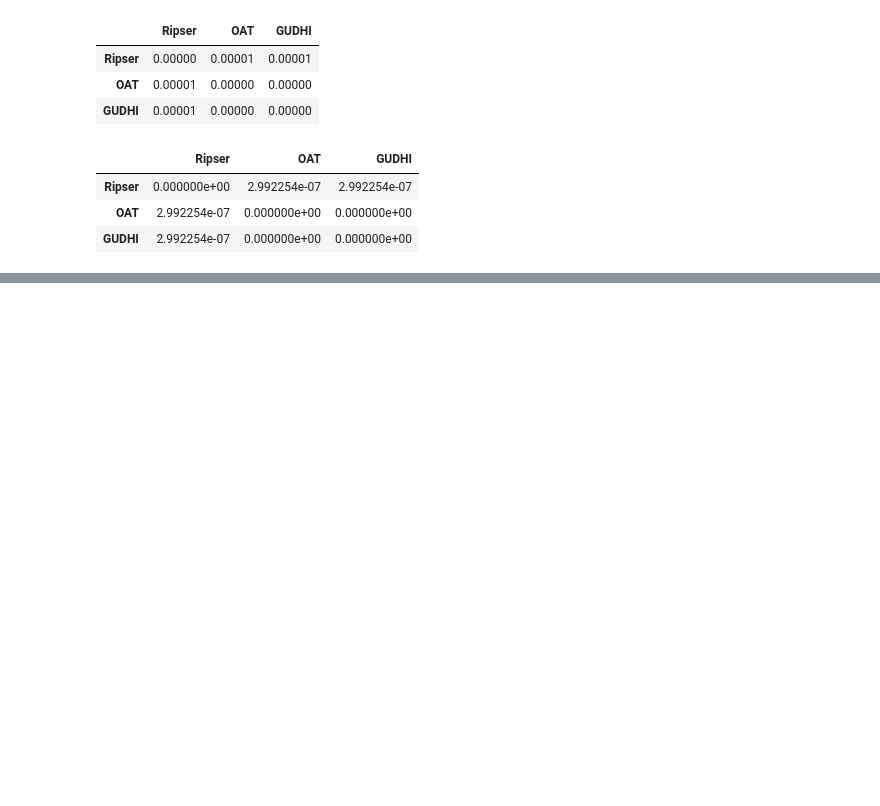
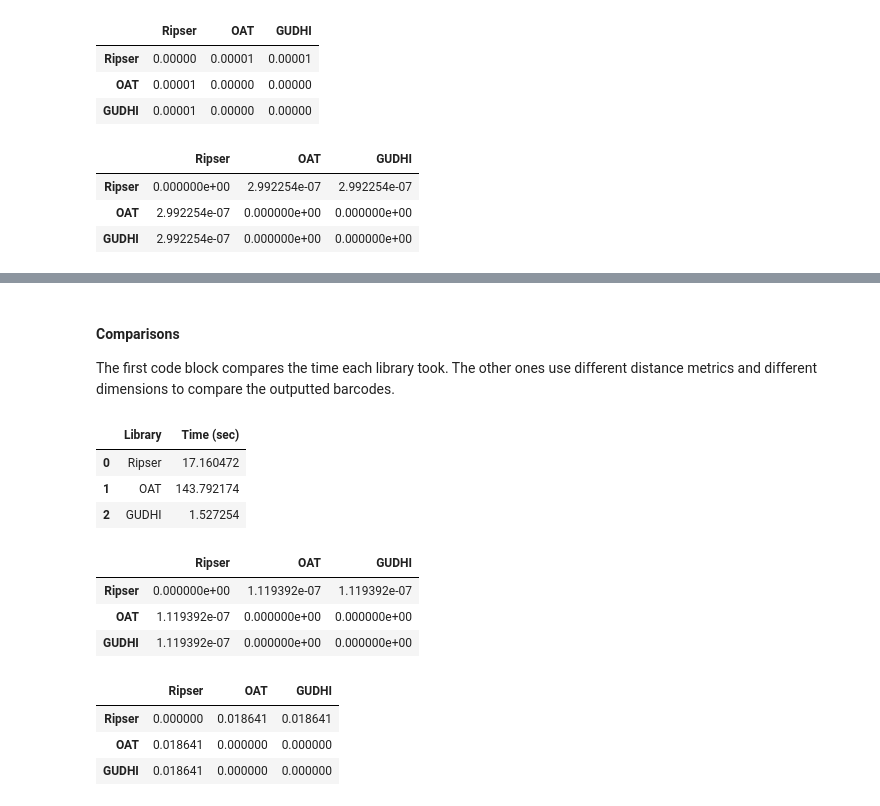
Before and after one commit to etscheelk/2024SummerTopo, a Jupyter notebook: Gavin/playtime/library_comparisons.ipynb, the cells around one changed output, grey strips where cells are left out. Saved outputs shown, nothing was run; the diff lists cells and outputs as text; code cells hidden in the pictures; blank space fills up the shorter version.

```diff
--- a/Gavin/playtime/speed_tests.ipynb
+++ b/Gavin/playtime/library_comparisons.ipynb
@@ -69,6 +98,22 @@ def gudhi_from_cloud(cloud, max_dim, max_filtration):
     time_to_solve = time() - start
 
     return cb.format_guhdi_output(res), time_to_solve
+
+
+def gudhi_from_adj_martix(adj, max_dim):
+    adj = adj.toarray() # gudhi doesn't like sparse matricies
+    adj[adj == 0] = np.inf
+
+    start = time()
+
+    # calculate homology
+    rips = RipsComplex(distance_matrix=adj, max_edge_length=1)
+    simplex_tree = rips.create_simplex_tree(max_dimension=max_dim+1) # +1 otherwise we only get max_dim-1 dimentional features
+    res = simplex_tree.persistence()
+
+    time_to_solve = time() - start
+
+    return cb.format_guhdi_output(res), time_to_solve
 # %% [markdown]
 ### Test 1: 2D Point Cloud
 Test all the libraries on a 2D point cloud
@@ -310,0 +362,15 @@ cb.barcode_distance_matrix(
+# %%
+# test parameters
+MAX_DIMENSION = 2
+NUMBER_OF_NODES = 200
+NETWORK_DENSITY = 0.25
+
+# get points
+adj = rc.erdos_renyi_complex(
+        NUMBER_OF_NODES,
+        density=NETWORK_DENSITY,
+        seed=10
+    )
+
+# check
+adj
@@ -310,0 +385,41 @@ cb.barcode_distance_matrix(
+# %%
+ripser_res, ripser_t = ripser_from_adj_martix(adj, MAX_DIMENSION)
+oat_res, oat_t = oat_from_adj_martix(adj, MAX_DIMENSION)
+gudhi_res, gudhi_t = gudhi_from_adj_martix(adj, MAX_DIMENSION)
+# %% [markdown]
+#### Comparisons
+The first code block compares the time each library took. The other ones use different distance metrics and different dimensions to compare the outputted barcodes.
+# %%
+## Time it takes
+pd.DataFrame(data={'Library': ['Ripser', 'OAT', 'GUDHI'], 'Time (sec)': [ripser_t, oat_t, gudhi_t]})
+# %% [output]
+|  | Library | Time (sec) |
+| 0 | Ripser | 17.160472 |
+| 1 | OAT | 143.792174 |
+| 2 | GUDHI | 1.527254 |
+# %%
+## (Approx) Wasserstein Distance between dimension 0 features
+cb.barcode_distance_matrix(
+        [ripser_res, oat_res, gudhi_res],
+        cb.approx_wasserstein_distance,
+        dim=0,
+        labels=['Ripser', 'OAT', 'GUDHI'],
+    )
+# %% [output]
+|  | Ripser | OAT | GUDHI |
+| Ripser | 0.000000e+00 | 1.119392e-07 | 1.119392e-07 |
+| OAT | 1.119392e-07 | 0.000000e+00 | 0.000000e+00 |
+| GUDHI | 1.119392e-07 | 0.000000e+00 | 0.000000e+00 |
+# %%
+## (Approx) Wasserstein Distance between dimension 1 features
+cb.barcode_distance_matrix(
+        [ripser_res, oat_res, gudhi_res],
+        cb.approx_wasserstein_distance,
+        dim=1,
+        labels=['Ripser', 'OAT', 'GUDHI'],
+    )
+# %% [output]
+|  | Ripser | OAT | GUDHI |
+| Ripser | 0.000000 | 0.018641 | 0.018641 |
+| OAT | 0.018641 | 0.000000 | 0.000000 |
+| GUDHI | 0.018641 | 0.000000 | 0.000000 |
```
Also changed, not shown: parts of 14 cells of this notebook, 3 other files.
